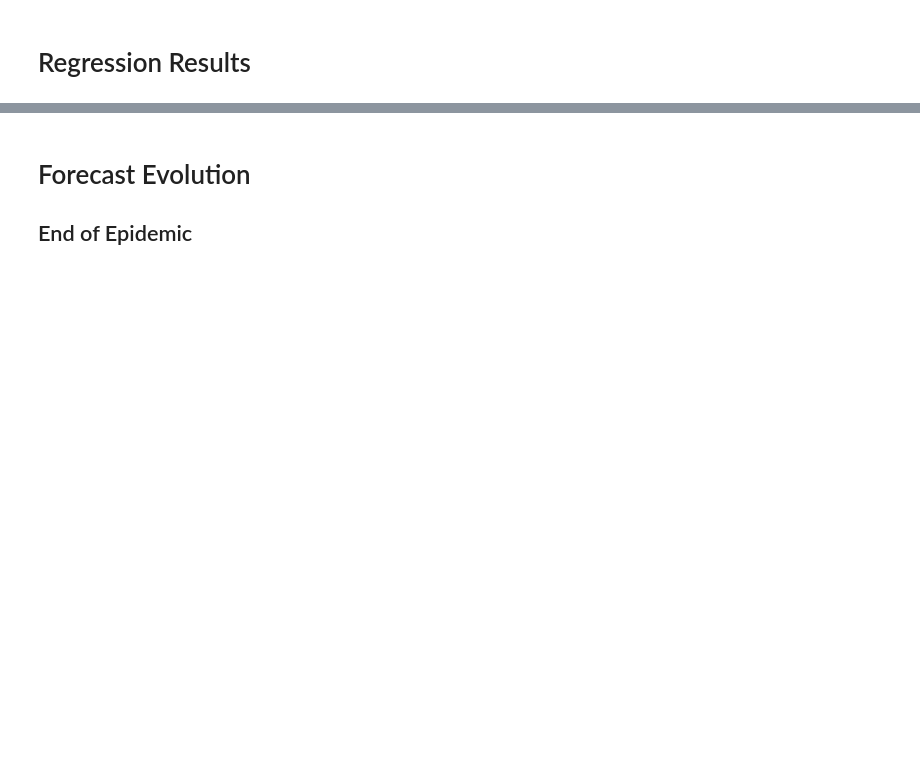
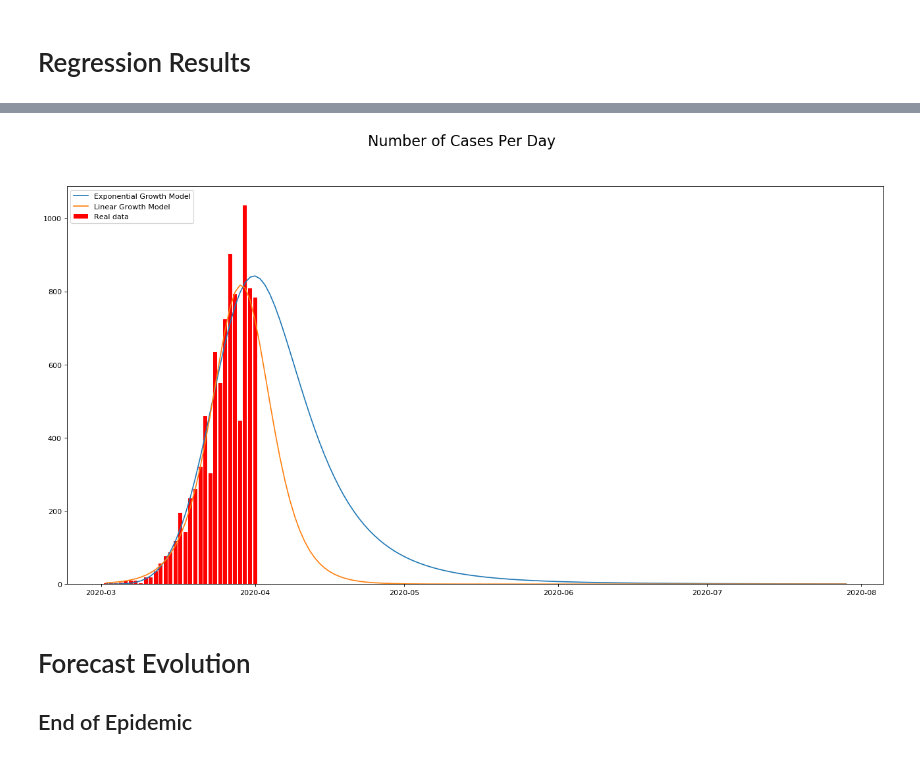
Before and after one commit to lcmonteiro/space-models, a Jupyter notebook: covid_19.ipynb, the cells around one changed output, grey strips where cells are left out. Saved outputs shown, nothing was run; the diff lists cells and outputs as text; code cells hidden in the pictures; blank space fills up the shorter version.

```diff
--- a/covid_19.ipynb
+++ b/covid_19.ipynb
@@ -117,3 +122,26 @@ plt.show()
+# %%
+# Figure
+plt.figure('Regresion Results', figsize=(20, 10), dpi=80, facecolor='w', edgecolor='k')
+
+# Real data
+plt.bar(x_date_past[:-1], [t - s for s, t in zip(y_past, y_past[1:])], label="Real data", color="red")
+
+# Predicted exponetial curve
+plt.plot(x_date[:-1], [t - s for s, t in zip(y_exp, y_exp[1:])], label="Exponential Growth Model")
+
+# Predicted logistic curve
+plt.plot(x_date[:-1], [t - s for s, t in zip(y_lin, y_lin[1:])], label="Linear Growth Model")
+
+# Title
+plt.suptitle('Number of Cases Per Day', fontsize=20)
+
+# Legend
+plt.legend(loc='upper left')
+
+# Show
+plt.show()
+# %% [output]
+[figure, added]
 # %% [markdown]
 # Forecast Evolution
 ## End of Epidemic
```
Also changed, not shown: parts of 4 cells of this notebook.
